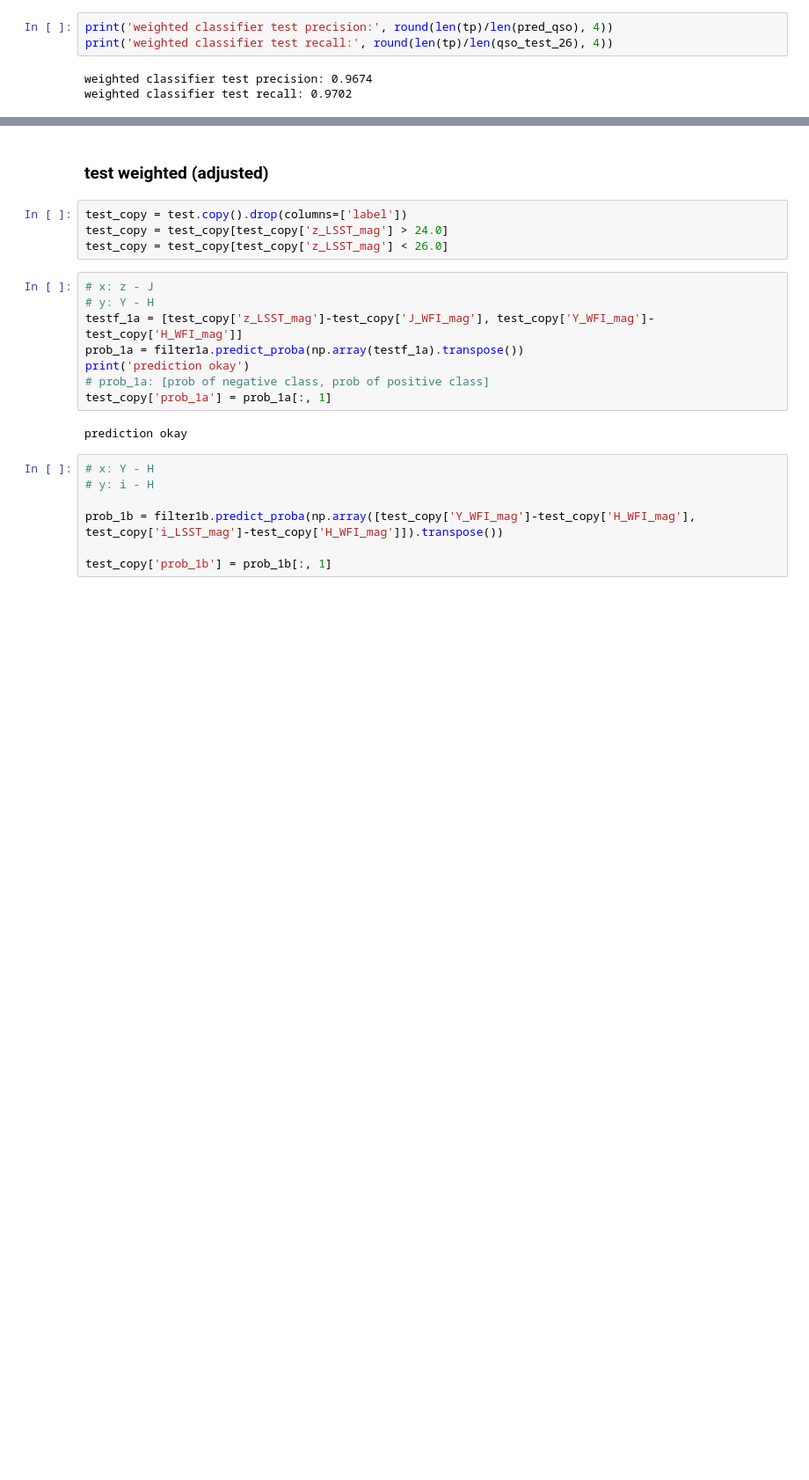
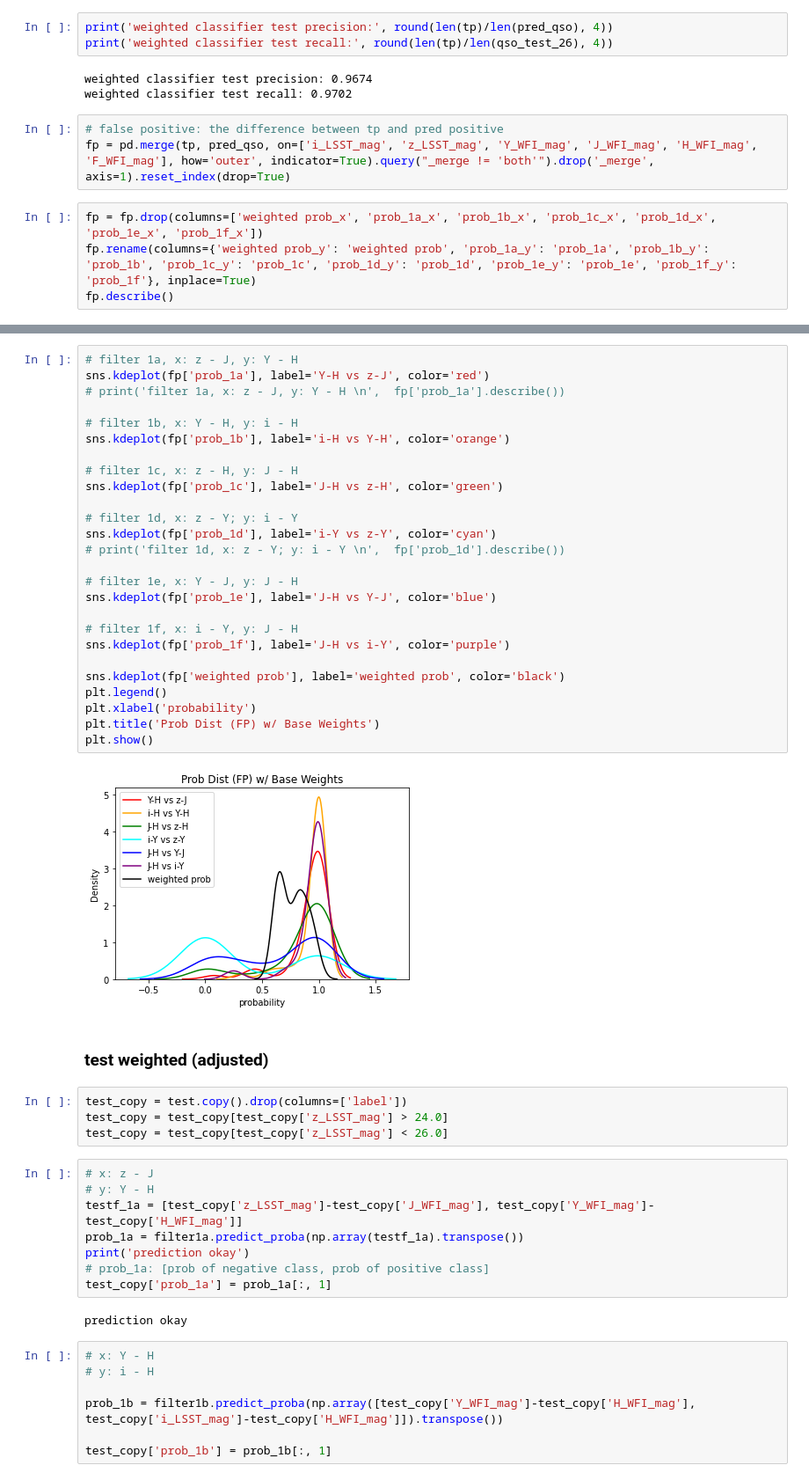
Before and after one commit to jlmaurora233/high-z-quasar-classification, a Jupyter notebook: decision boundary z_check performance.ipynb, the cells around one changed output, grey strips where cells are left out. Shown: that part at 88% size. Cells and saved outputs as stored; diff of their text form; blank space fills up the shorter version.

```diff
--- a/decision boundary z_check performance.ipynb
+++ b/decision boundary z_check performance.ipynb
@@ -893,3 +893,10 @@ print('weighted classifier test recall:', round(len(tp)/len(qso_test_26), 4))
 # %% [output]
 weighted classifier test precision: 0.9674
 weighted classifier test recall: 0.9702
+# %%
+# false positive: the difference between tp and pred positive
+fp = pd.merge(tp, pred_qso, on=['i_LSST_mag', 'z_LSST_mag', 'Y_WFI_mag', 'J_WFI_mag', 'H_WFI_mag', 'F_WFI_mag'], how='outer', indicator=True).query("_merge != 'both'").drop('_merge', axis=1).reset_index(drop=True)
+# %%
+fp = fp.drop(columns=['weighted prob_x', 'prob_1a_x', 'prob_1b_x', 'prob_1c_x', 'prob_1d_x', 'prob_1e_x', 'prob_1f_x'])
+fp.rename(columns={'weighted prob_y': 'weighted prob', 'prob_1a_y': 'prob_1a', 'prob_1b_y': 'prob_1b', 'prob_1c_y': 'prob_1c', 'prob_1d_y': 'prob_1d', 'prob_1e_y': 'prob_1e', 'prob_1f_y': 'prob_1f'}, inplace=True)
+fp.describe()
@@ -896,3 +943,31 @@ weighted classifier test recall: 0.9702
+# %%
+# filter 1a, x: z - J, y: Y - H
+sns.kdeplot(fp['prob_1a'], label='Y-H vs z-J', color='red')
+# print('filter 1a, x: z - J, y: Y - H \n',  fp['prob_1a'].describe())
+
+# filter 1b, x: Y - H, y: i - H
+sns.kdeplot(fp['prob_1b'], label='i-H vs Y-H', color='orange')
+
+# filter 1c, x: z - H, y: J - H
+sns.kdeplot(fp['prob_1c'], label='J-H vs z-H', color='green')
+
+# filter 1d, x: z - Y; y: i - Y
+sns.kdeplot(fp['prob_1d'], label='i-Y vs z-Y', color='cyan')
+# print('filter 1d, x: z - Y; y: i - Y \n',  fp['prob_1d'].describe())
+
+# filter 1e, x: Y - J, y: J - H
+sns.kdeplot(fp['prob_1e'], label='J-H vs Y-J', color='blue')
+
+# filter 1f, x: i - Y, y: J - H
+sns.kdeplot(fp['prob_1f'], label='J-H vs i-Y', color='purple')
+
+sns.kdeplot(fp['weighted prob'], label='weighted prob', color='black')
+plt.legend()
+plt.xlabel('probability')
+plt.title('Prob Dist (FP) w/ Base Weights')
+plt.show()
+# %% [output]
+[figure, added]
 # %% [markdown]
 ### test weighted (adjusted)
 # %%
```
Also changed, not shown: parts of 9 cells of this notebook.
